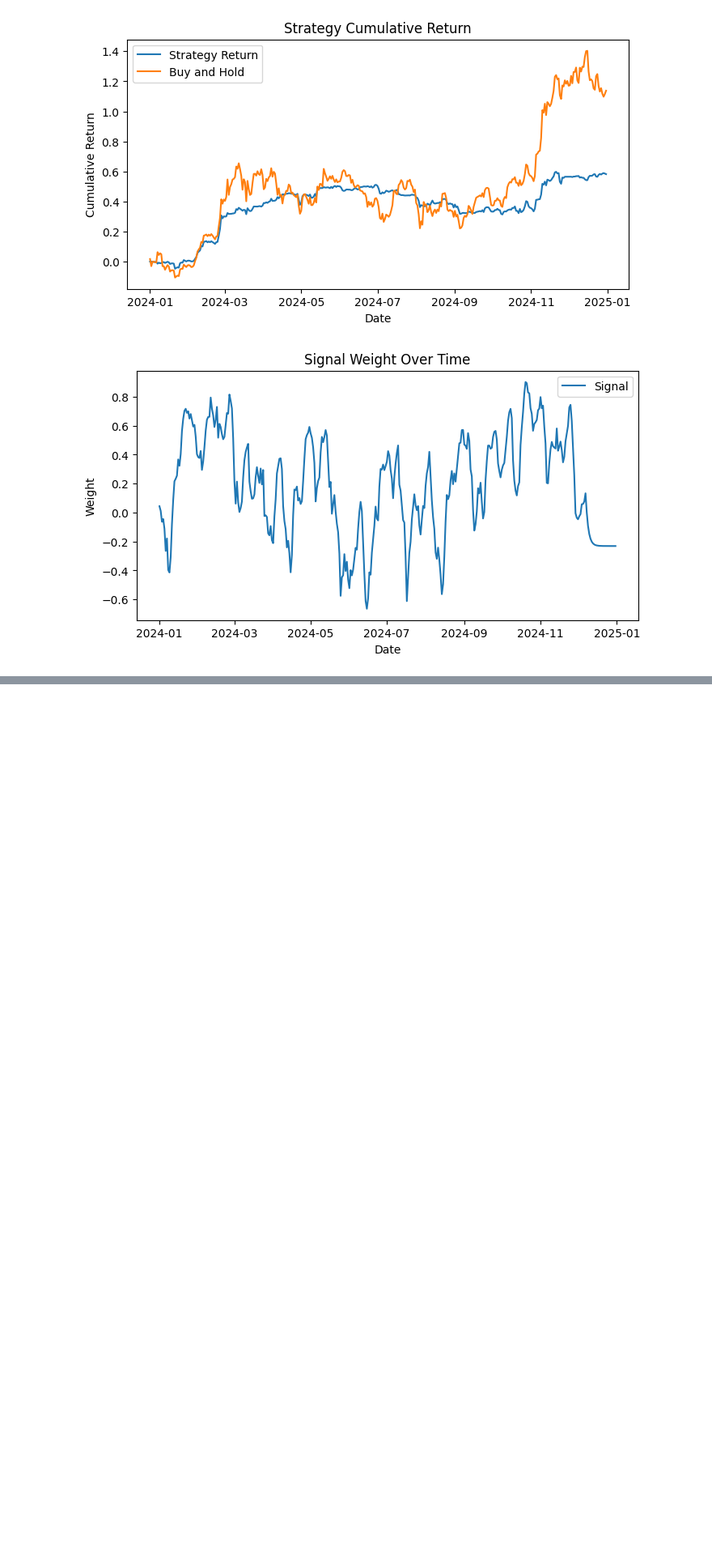
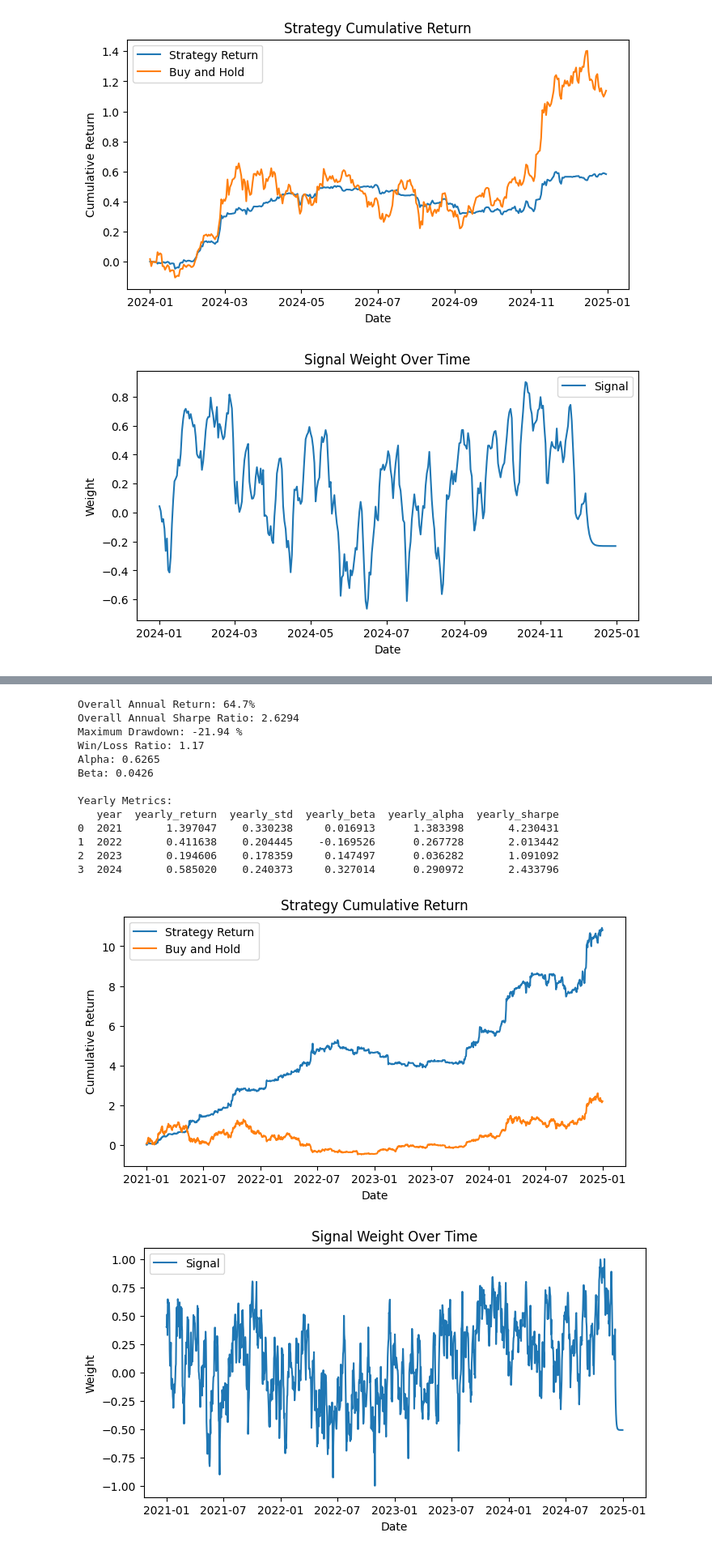
Before and after one commit to alvinku0/Bitcoin-Systematic-Strategies, a Jupyter notebook: crypto_news/strategies_backtesting/alpha_generation_daily_v1.ipynb, the cells around one changed output, grey strips where cells are left out. Shown at 81% size. Cells and saved outputs as stored; diff of their text form; code cells hidden in the pictures; blank space fills up the shorter version.

Commit message:
updated backtesting

```diff
--- a/crypto_news/strategies_backtesting/alpha_generation_daily_v1.ipynb
+++ b/crypto_news/strategies_backtesting/alpha_generation_daily_v1.ipynb
@@ -770,0 +772,4 @@ Yearly Metrics:
+# %%
+df_news = pd.read_parquet('../data/5.PROD_cryptonews.parquet')
+df = concat_return(df_news)
+df.head()
@@ -770,0 +783,6 @@ Yearly Metrics:
+# %%
+cols = ['tanalysis_absa', 'economy_absa', 'regulation_absa', 'technology_absa', 'adoption_absa']
+df['signal'] = df[cols].mean(axis=1)
+df.drop(columns=cols, inplace=True)
+df.drop(columns=['news_count', 'cybersecurity_absa'], inplace=True)
+df.head()
@@ -770,0 +796,27 @@ Yearly Metrics:
+# %%
+df = df.fillna(0)
+
+# apply ewm
+df['signal'] = df['signal'].ewm(span=4).mean()
+
+# feature transformation
+scaler = MinMaxScaler(feature_range=(-1, 1))
+df['signal'] = scaler.fit_transform(df['signal'].values.reshape(-1, 1))
+
+run_backtest(df)
+# %% [output]
+Overall Annual Return: 64.7%
+Overall Annual Sharpe Ratio: 2.6294
+Maximum Drawdown: -21.94 %
+Win/Loss Ratio: 1.17
+Alpha: 0.6265
+Beta: 0.0426
+
+Yearly Metrics:
+   year  yearly_return  yearly_std  yearly_beta  yearly_alpha  yearly_sharpe
+0  2021       1.397047    0.330238     0.016913      1.383398       4.230431
+1  2022       0.411638    0.204445    -0.169526      0.267728       2.013442
+2  2023       0.194606    0.178359     0.147497      0.036282       1.091092
+3  2024       0.585020    0.240373     0.327014      0.290972       2.433796
+[figure, added]
+[figure, added]
```
Also changed, not shown: parts of 5 cells of this notebook, 2 other files.
